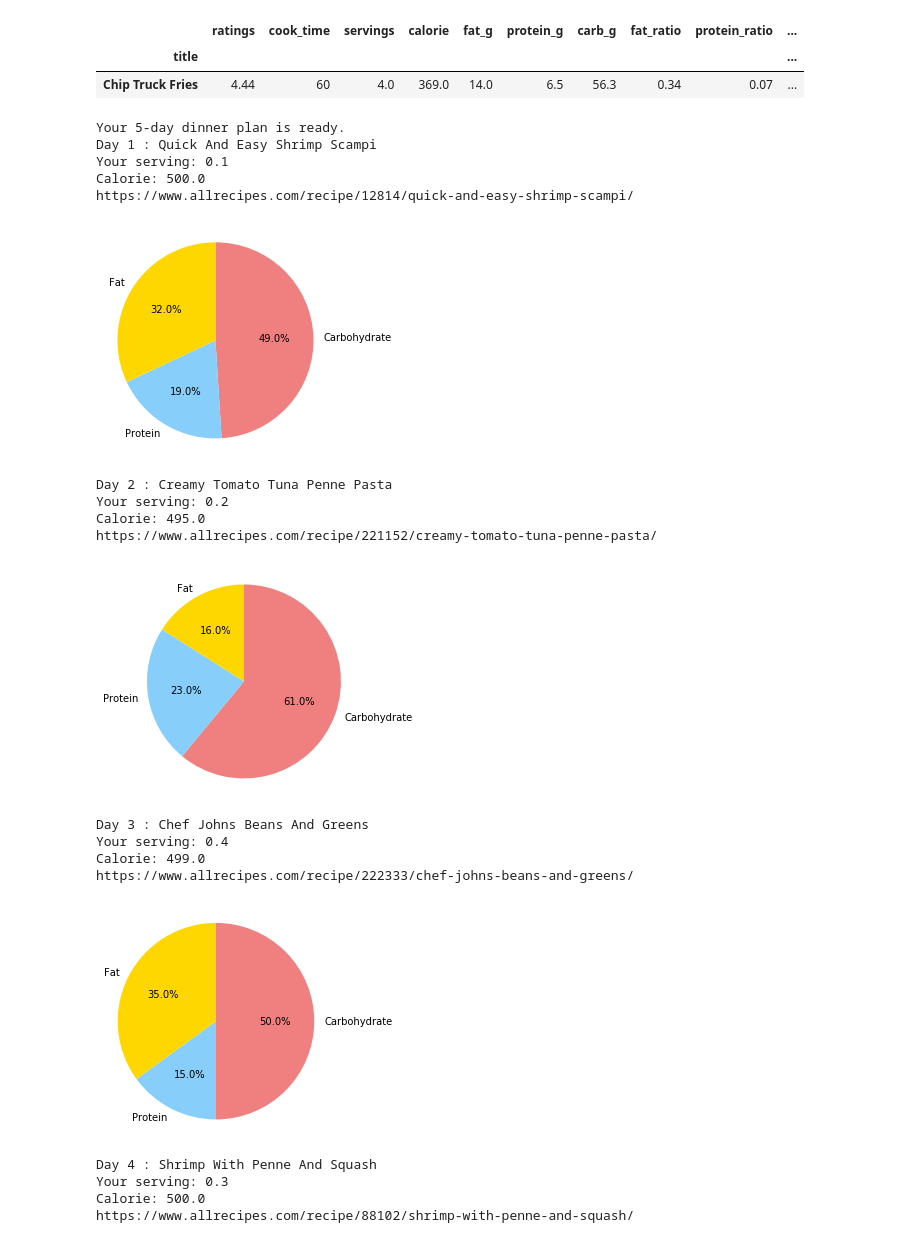
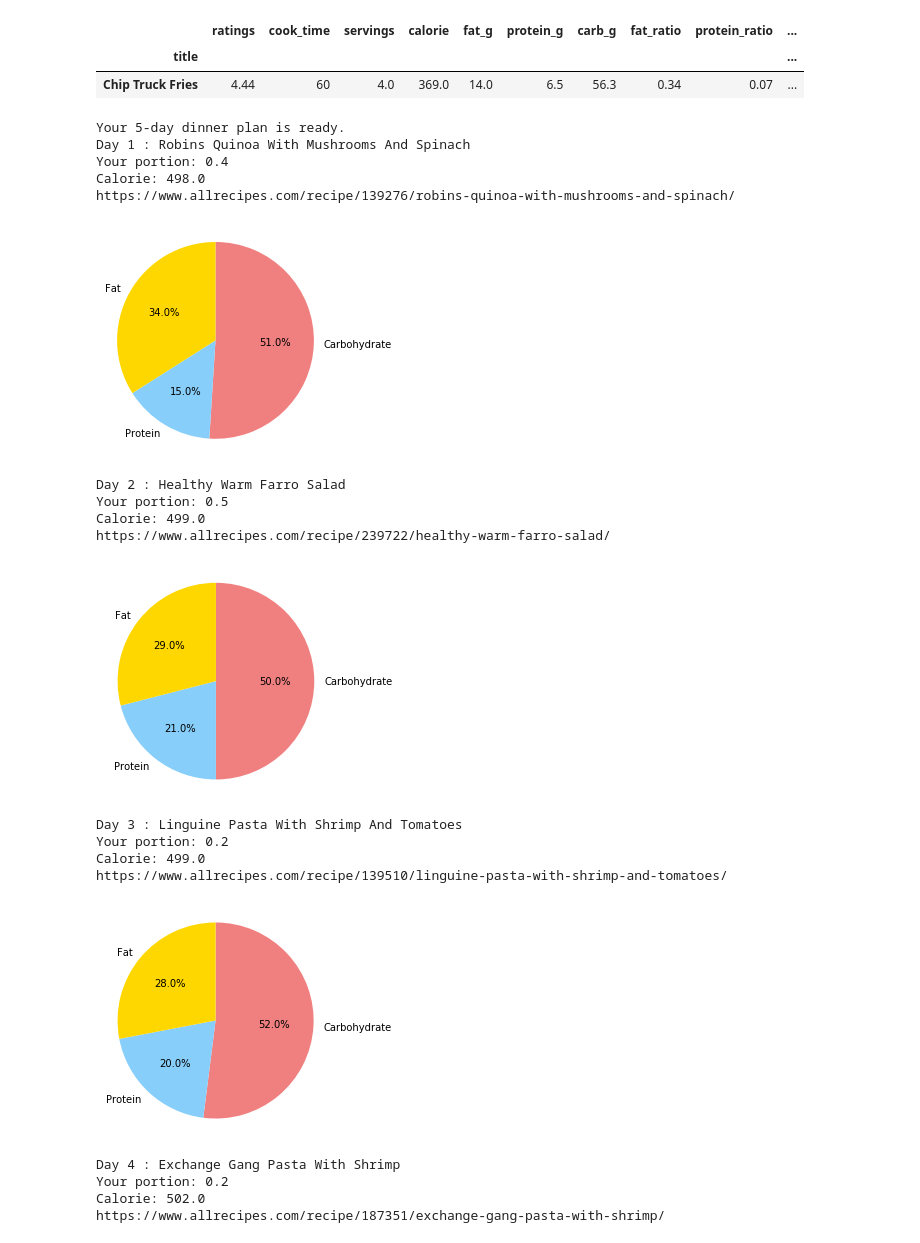
Before and after one commit to yangli53/happy_meals, a Jupyter notebook: Recommender.ipynb, the cells around one changed output. Cells and saved outputs as stored; diff of their text form; code cells hidden in the pictures.

```diff
--- a/Recommender.ipynb
+++ b/Recommender.ipynb
@@ -287,16 +144,22 @@ df_nutrient.head(1)
 df_nutrient.to_csv('recipe_nutrient.csv')
 # %%
 def print_rec(df, i):
+    """
+    Print the recommended recipe titles, portion, calorie and link
+    """
     recipe = df['recipe'][i]
     serving = df['serving'][i]
     calorie = df['calorie'][i]
     link = df['link'][i]
     print(f'Day {i+1} : {recipe}')
-    print(f'Your serving: {serving}')
+    print(f'Your portion: {serving}')
     print(f'Calorie: {calorie}')
     print(link)
 # %%
 def plot_nutrient(df, i):
+    """
+    Plot a pie chart of macronutrient distribution
+    """
     labels = ['Carbohydrate', 'Protein', 'Fat']
     sizes = [df['carb ratio'][i], df['protein ratio'][i], df['fat ratio'][i]]
     colors = ['lightcoral', 'lightskyblue', 'gold']
@@ -309,12 +172,11 @@ def plot_nutrient(df, i):
 # %%
 # define a function to take in recommended recipe list and
 # filter for appropriate nutrition and cook time
-def optimizer(rec_recipes, protein_lower, protein_upper, calorie, df=df_nutrient, time='off'):
+def optimizer(rec_recipes, protein_lower, calorie, df=df_nutrient, time='off'):
     """
-    Optimize recommended recipes based on nutrition values and cook time
+    Optimize recommended recipes based on calorie need, fat ratio, minimum protein requirement and cook time
     """
     protein_lower = protein_lower # set protein min
-    protein_upper = protein_upper # set protein max
     fat_limit = 0.40 # set fat_ratio limit
     calorie_limit = calorie # set calorie limit
 
@@ -349,7 +211,7 @@ def optimizer(rec_recipes, protein_lower, protein_upper, calorie, df=df_nutrient
             protein = np.round(df.loc[recipe].protein_g * portion)
 
             # check protein
-            if protein < protein_lower or protein > protein_upper:
+            if protein < protein_lower:
                 continue
             calorie = np.round(df.loc[recipe].calorie * portion)
             serving = np.round(portion/df.loc[recipe].servings, 1)
@@ -371,7 +233,7 @@ def optimizer(rec_recipes, protein_lower, protein_upper, calorie, df=df_nutrient
             protein = np.round(df.loc[recipe].protein_g * portion)
 
             # check protein
-            if protein < protein_lower or protein > protein_upper:
+            if protein < protein_lower:
                 continue
             calorie = np.round(df.loc[recipe].calorie * portion)
             serving = np.round(portion/df.loc[recipe].servings, 1)
@@ -391,25 +253,25 @@ def optimizer(rec_recipes, protein_lower, protein_upper, calorie, df=df_nutrient
     print('Running out of recipes. Please start over and choose more preferred meals.')
     return
 # %%
-optimizer(rec_recipes, 16, 44, 500, df_nutrient)
+optimizer(rec_recipes, 16, 500, df_nutrient)
 # %% [output]
 Your 5-day dinner plan is ready.
-Day 1 : Quick And Easy Shrimp Scampi
-Your serving: 0.1
-Calorie: 500.0
-https://www.allrecipes.com/recipe/12814/quick-and-easy-shrimp-scampi/
+Day 1 : Robins Quinoa With Mushrooms And Spinach
+Your portion: 0.4
+Calorie: 498.0
+https://www.allrecipes.com/recipe/139276/robins-quinoa-with-mushrooms-and-spinach/
-[figure, old version]
+[figure, new version]
-Day 2 : Creamy Tomato Tuna Penne Pasta
-Your serving: 0.2
-Calorie: 495.0
-https://www.allrecipes.com/recipe/221152/creamy-tomato-tuna-penne-pasta/
+Day 2 : Healthy Warm Farro Salad
+Your portion: 0.5
+Calorie: 499.0
+https://www.allrecipes.com/recipe/239722/healthy-warm-farro-salad/
-[figure, old version]
+[figure, new version]
-Day 3 : Chef Johns Beans And Greens
-Your serving: 0.4
+Day 3 : Linguine Pasta With Shrimp And Tomatoes
+Your portion: 0.2
 Calorie: 499.0
-https://www.allrecipes.com/recipe/222333/chef-johns-beans-and-greens/
+https://www.allrecipes.com/recipe/139510/linguine-pasta-with-shrimp-and-tomatoes/
-[figure, old version]
+[figure, new version]
-Day 4 : Shrimp With Penne And Squash
-Your serving: 0.3
-Calorie: 500.0
-https://www.allrecipes.com/recipe/88102/shrimp-with-penne-and-squash/
+Day 4 : Exchange Gang Pasta With Shrimp
+Your portion: 0.2
+Calorie: 502.0
+https://www.allrecipes.com/recipe/187351/exchange-gang-pasta-with-shrimp/
```
Also changed, not shown: parts of 33 cells of this notebook, 7 other files.
